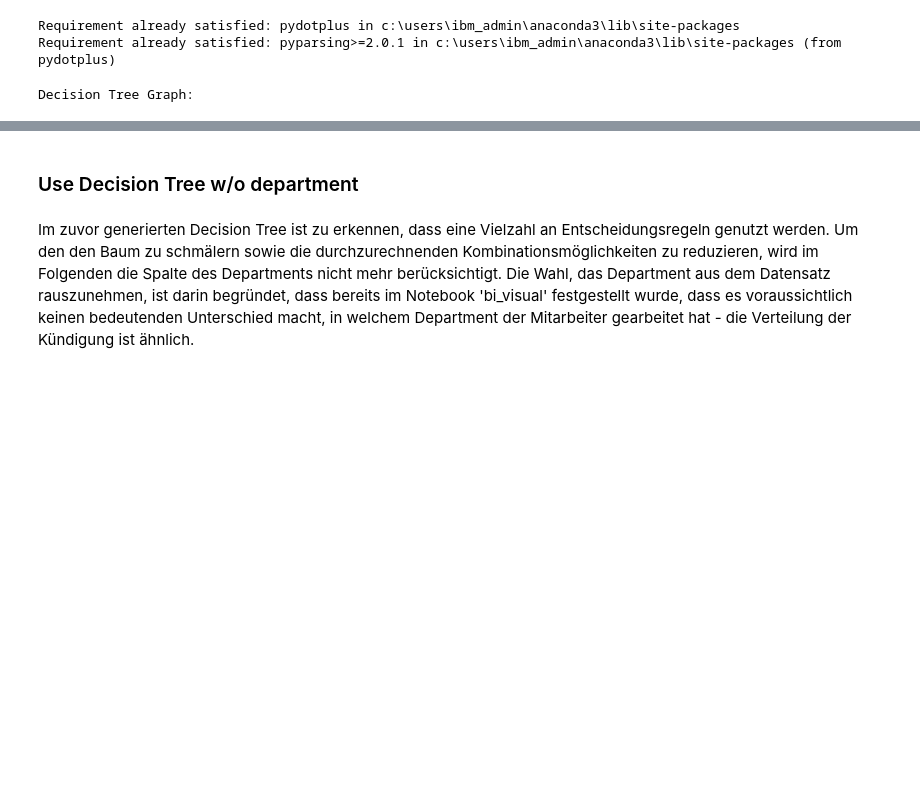
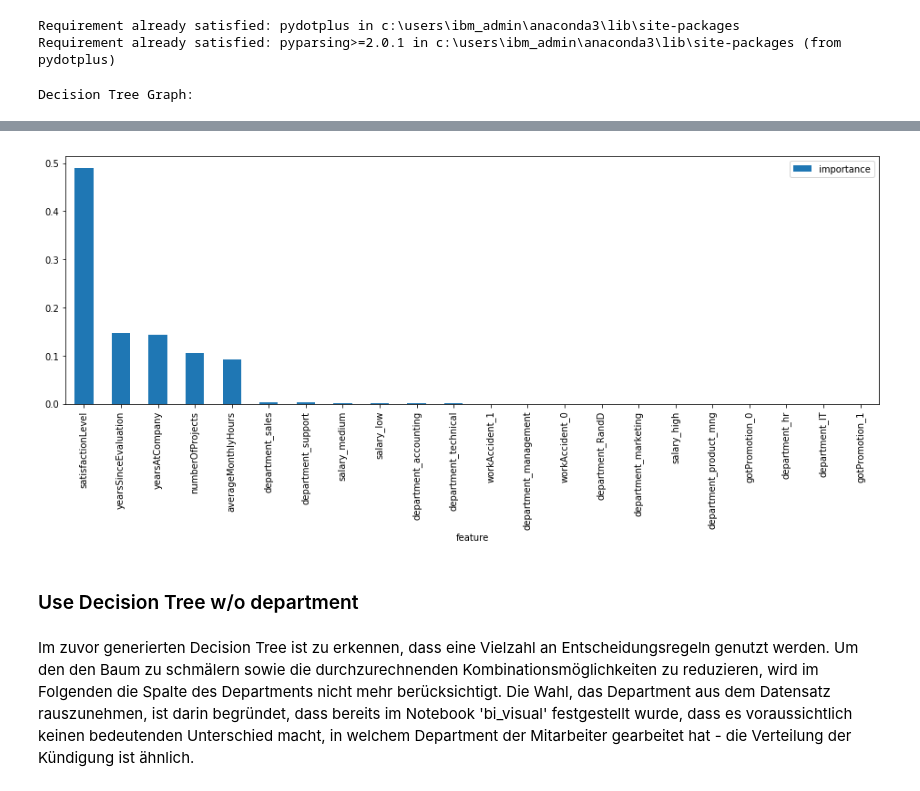
Before and after one commit to hhz-analytics-team/hr-competition, a Jupyter notebook: hr_competition_26_decision_tree.ipynb, the cells around one changed output, grey strips where cells are left out. Drawn from its saved outputs; the diff is of its cells as text; code cells hidden in the pictures; blank space fills up the shorter version.

Commit message:
documentation of feature importance

```diff
--- a/hr_competition_26_decision_tree.ipynb
+++ b/hr_competition_26_decision_tree.ipynb
@@ -157,0 +162,14 @@ Decision Tree Graph:
+# %%
+# Auslesen der Feature Importance
+importance = list(clf.feature_importances_)
+# %%
+# Auslesen der Feature Namen
+df = pd.read_pickle('exchange/hr_01_cleaned_train.pkl')
+columns = list(pd.get_dummies(df.drop(['hasLeftCompany'], axis=1)).columns)
+# %%
+feature_importance = pd.DataFrame(
+    {'feature': columns,
+     'importance': importance
+    })
+feature_importance.set_index(['feature'], inplace=True)
+feature_importance.sort_values('importance', ascending=False)
@@ -158,3 +195,7 @@ Decision Tree Graph:
+# %%
+feature_importance.sort_values('importance', ascending=False).plot(kind='bar', figsize=(16,5));
+# %% [output]
+[figure, added]
 # %% [markdown]
 ### Use Decision Tree w/o department
 # %% [markdown]
```
Also changed, not shown: parts of 8 cells of this notebook.
